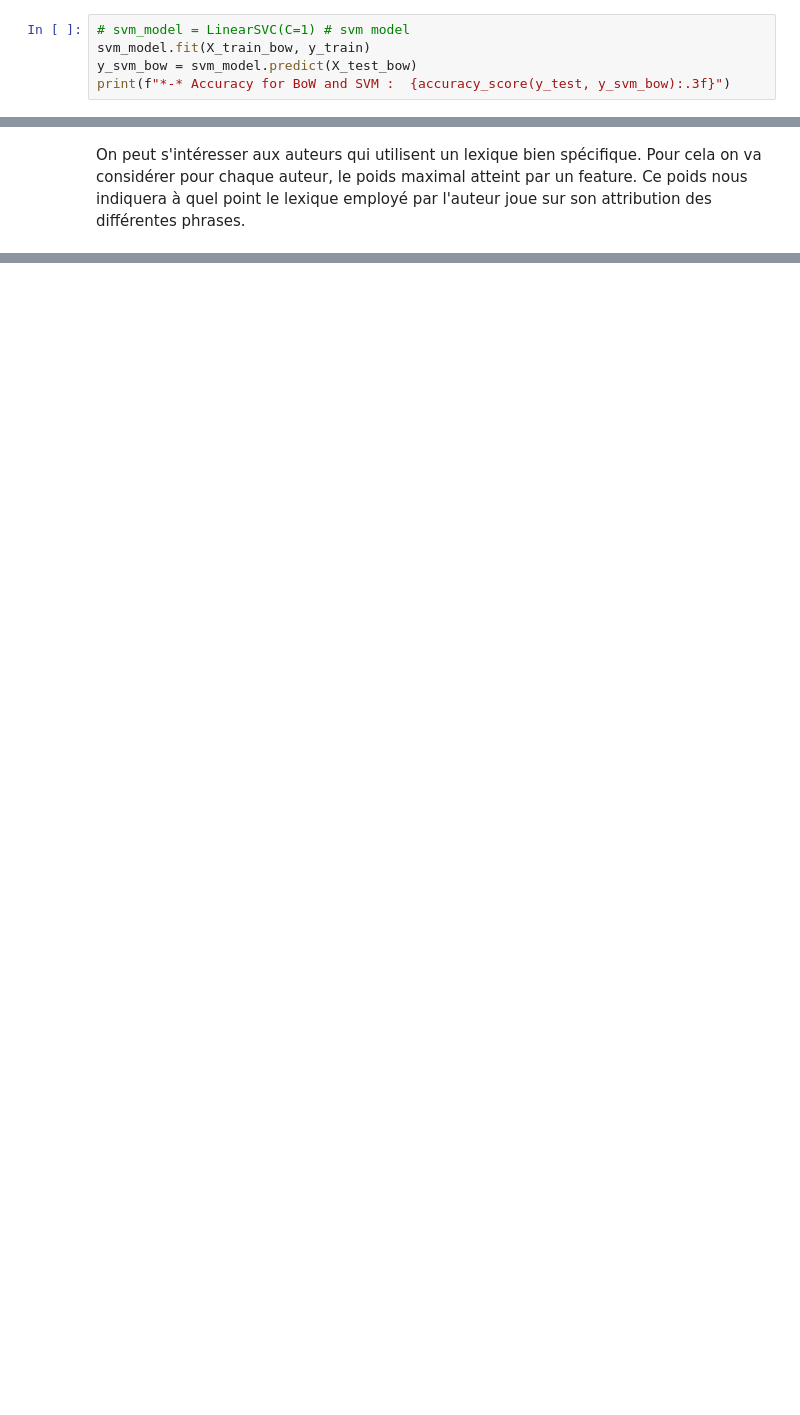
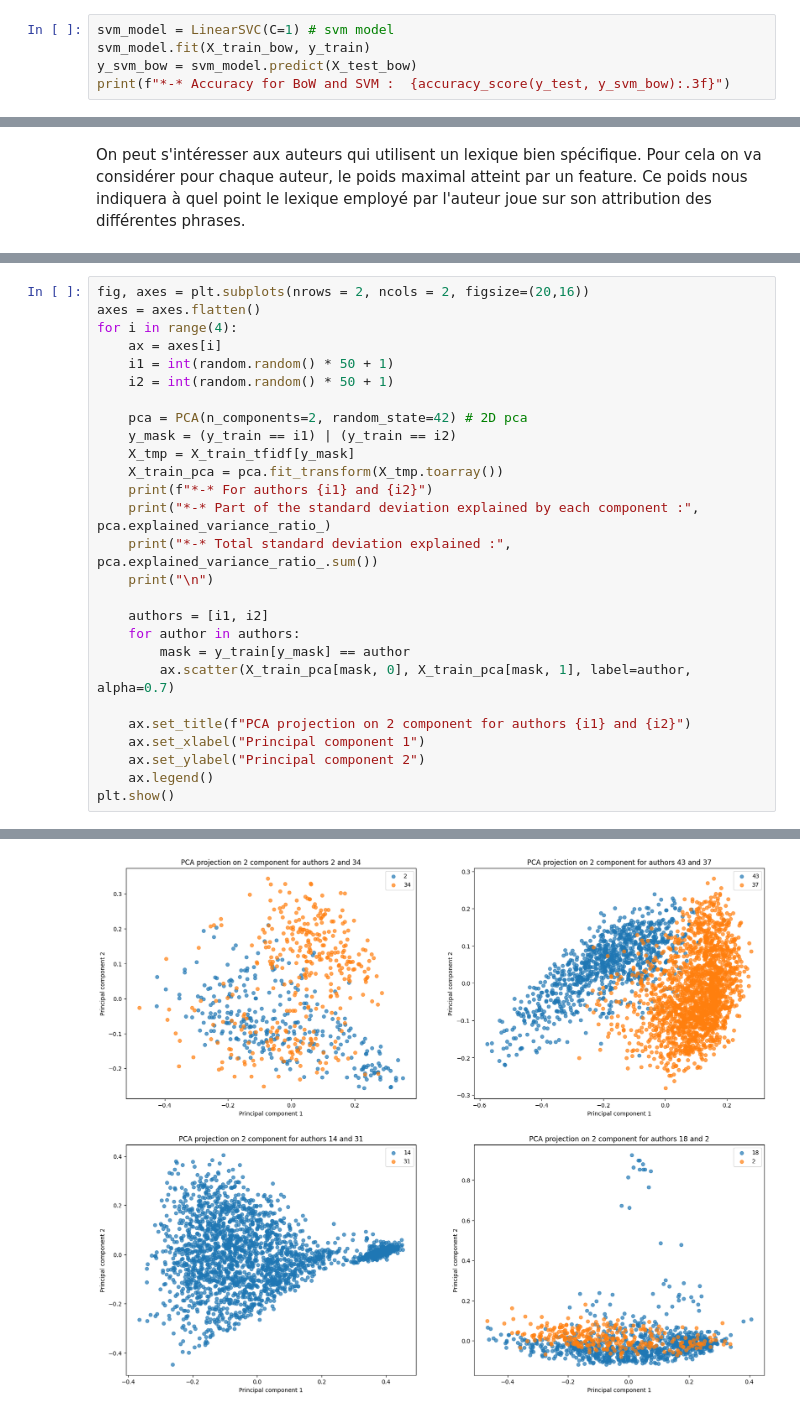
Before and after one commit to jesptri/ML-Authors, a Jupyter notebook: CR_be_ML_BOISSE_ESPINOUX.ipynb, the cells around one changed output, grey strips where cells are left out. Drawn from its saved outputs; the diff is of its cells as text; blank space fills up the shorter version.

```diff
--- a/CR_be_ML_BOISSE_ESPINOUX.ipynb
+++ b/CR_be_ML_BOISSE_ESPINOUX.ipynb
@@ -83,7 +89,7 @@ print(f"*-* Accuracy for TFIDF and Naive Bayes :  {accuracy_score(y_test, y_nb_t
 # %% [markdown]
 ### SVM
 # %%
-# svm_model = LinearSVC(C=1) # svm model
+svm_model = LinearSVC(C=1) # svm model
 svm_model.fit(X_train_bow, y_train)
 y_svm_bow = svm_model.predict(X_test_bow)
 print(f"*-* Accuracy for BoW and SVM :  {accuracy_score(y_test, y_svm_bow):.3f}")
@@ -204,0 +273,28 @@ Auteurs avec vocabulaire le plus distinctif:
+# %%
+fig, axes = plt.subplots(nrows = 2, ncols = 2, figsize=(20,16))
+axes = axes.flatten()
+for i in range(4):
+    ax = axes[i]
+    i1 = int(random.random() * 50 + 1)
+    i2 = int(random.random() * 50 + 1)
+
+    pca = PCA(n_components=2, random_state=42) # 2D pca
+    y_mask = (y_train == i1) | (y_train == i2)
+    X_tmp = X_train_tfidf[y_mask]
+    X_train_pca = pca.fit_transform(X_tmp.toarray())
+    print(f"*-* For authors {i1} and {i2}")
+    print("*-* Part of the standard deviation explained by each component :", pca.explained_variance_ratio_)
+    print("*-* Total standard deviation explained :", pca.explained_variance_ratio_.sum())
+    print("\n")
+
+    authors = [i1, i2]
+    for author in authors:
+        mask = y_train[y_mask] == author
+        ax.scatter(X_train_pca[mask, 0], X_train_pca[mask, 1], label=author, alpha=0.7)
+
+    ax.set_title(f"PCA projection on 2 component for authors {i1} and {i2}")
+    ax.set_xlabel("Principal component 1")
+    ax.set_ylabel("Principal component 2")
+    ax.legend()
+plt.show()
+# %% [output]
@@ -204,0 +319 @@ Auteurs avec vocabulaire le plus distinctif:
+[figure, added]
```
Also changed, not shown: parts of 31 cells of this notebook.
